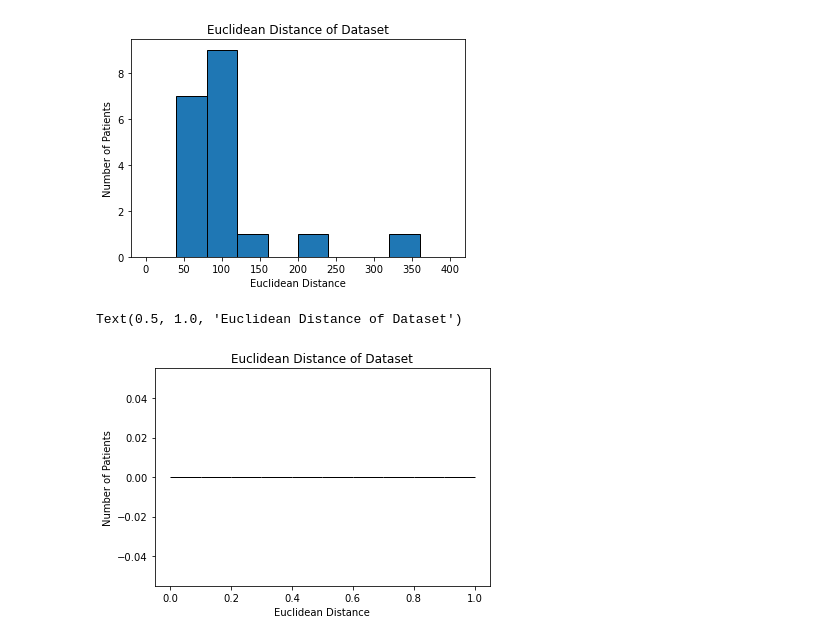
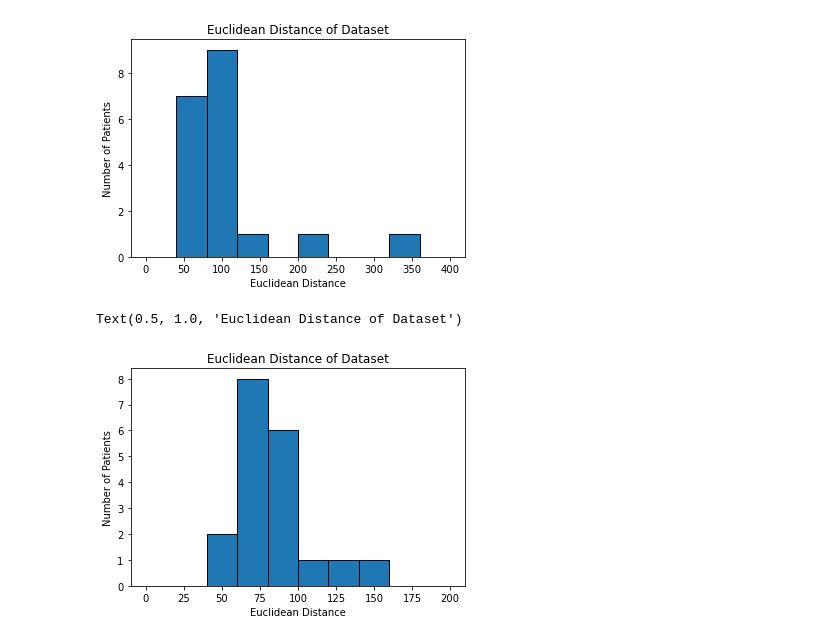
Before and after one commit to mvinet99/BrainReg, a Jupyter notebook: evaluate_output.ipynb, the cells around one changed output. Cells and saved outputs as stored; diff of their text form; code cells hidden in the pictures.

```diff
--- a/evaluate_output.ipynb
+++ b/evaluate_output.ipynb
@@ -55,11 +141,11 @@ Text(0.5, 1.0, 'Euclidean Distance of Dataset')
 # %%
 # This quarter Fluoro-CT alignment method
 acc2 = acc
 plt.figure()
-plt.hist(acc2, bins=10,edgecolor = 'black')
+plt.hist(acc2, bins=10, range=(0,200), edgecolor = 'black')
 plt.xlabel('Euclidean Distance')
 plt.ylabel('Number of Patients')
 plt.title("Euclidean Distance of Dataset")
 # %% [output]
 Text(0.5, 1.0, 'Euclidean Distance of Dataset')
-[figure, old version]
+[figure, new version]
```
Also changed, not shown: parts of 1 cell of this notebook.
